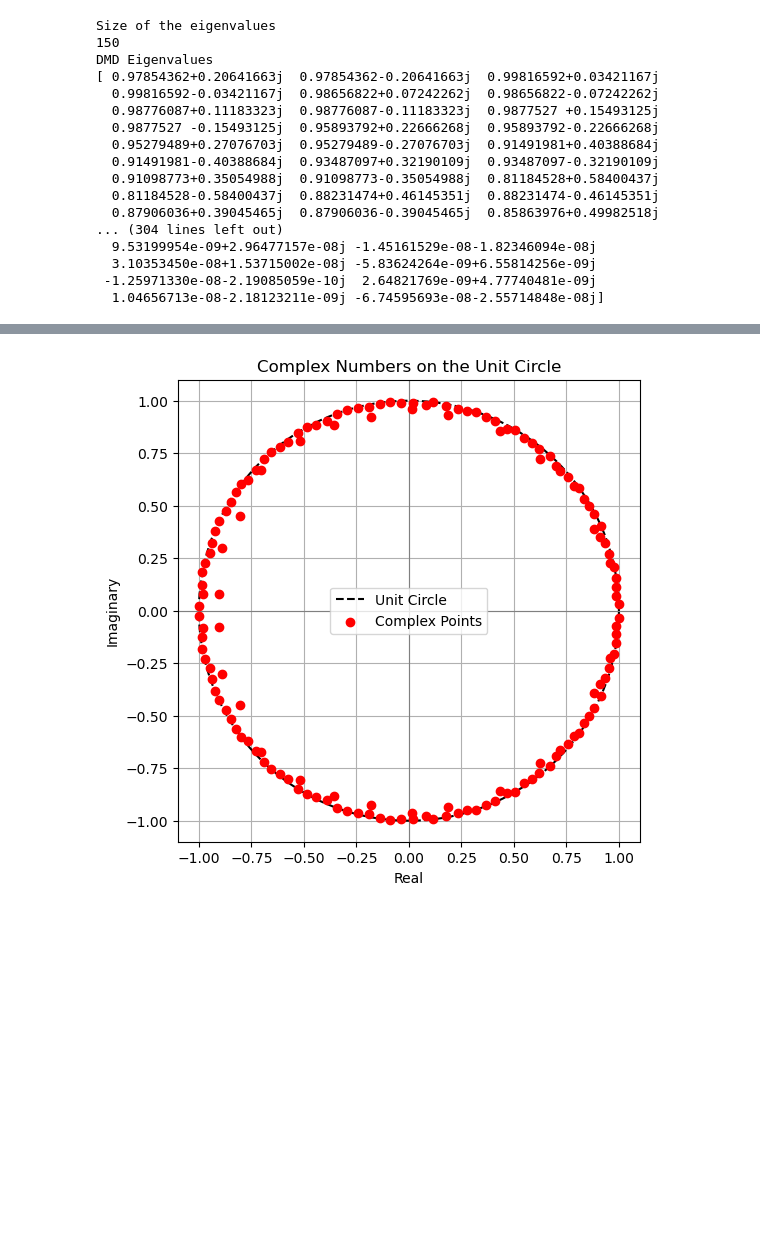
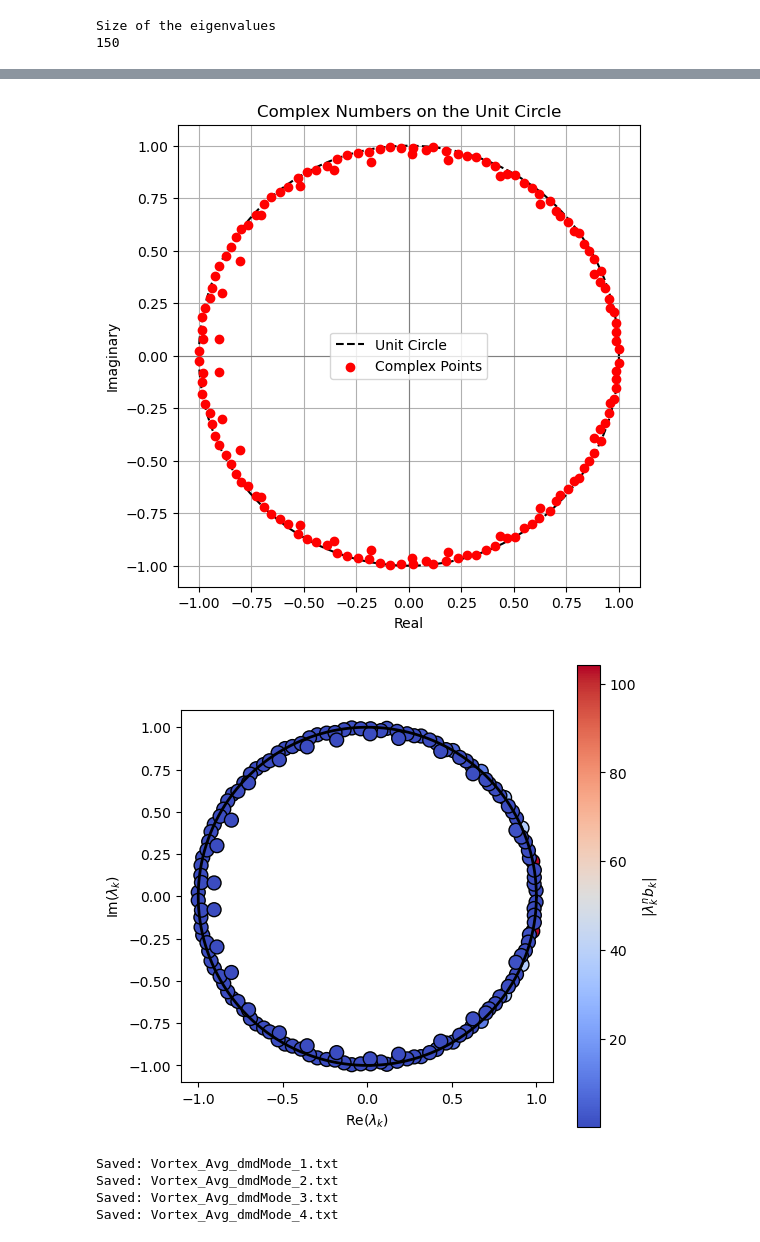
Before and after one commit to mquan2k2/ROM-Heart-Valve, a Jupyter notebook: DMD.ipynb, the cells around one changed output, grey strips where cells are left out. Saved outputs shown, nothing was run; the diff lists cells and outputs as text; code cells hidden in the pictures; blank space fills up the shorter version.

```diff
--- a/DMD.ipynb
+++ b/DMD.ipynb
@@ -112,6 +112,7 @@ def DMD(ProjectName, NumSS, NumModes):
 
     # Find find the Mode Magnitude
     b = np.dot(np.matmul(np.linalg.inv(np.matmul(DMD_modes_small,np.diag(DMD_eig))), np.diag(S_X)), Vt_X[:, [0]])
+    b = b.flatten()
     b_mag = np.abs(b)
     b_mag = b_mag.flatten()
 
@@ -136,10 +137,10 @@ def DMD(ProjectName, NumSS, NumModes):
 
 
     # Reinflate the modes into higher dimensional form
-    DMD_modes = np.zeros((ModeSize, NumModes))
+    DMD_modes = np.zeros((ModeSize, NumModes), dtype = complex)
     for k in range(NumModes): # Loop to reinflate specified number of modes
-        DMD_mode_init = np.zeros(ModeSize)
-        VSinvDMDsmall = tempModes*np.diag(1/S_X)*DMD_modes_small[:,k]
+        DMD_mode_init = np.zeros(ModeSize, dtype=complex)
+        VSinvDMDsmall = tempModes @ np.diag(1/S_X) @ DMD_modes_small[:,k]
         for i in range(NumSS-1):
             snapshot_id_Y = i + 2
             snap_filename_Y = ProjectName + "_SnapShot_"  + str(snapshot_id_Y) + ".txt"
@@ -152,7 +153,7 @@ def DMD(ProjectName, NumSS, NumModes):
     print("Leading DMD Mode:")
     print(DMD_modes[:,0])
 
-    return DMD_eig
+    return DMD_eig, DMD_modes, b
 # %%
 # Plot complex eigenvalues on a unit circle with B_k (use later)
 
@@ -297,31 +296,24 @@ def plot_dmd_temporal_modes(eigs, deltat, NumModes, num_time_steps=200):
 # %%
 def main(ProjectName, NumSS, NumModes):
-    DMD_eig = DMD(ProjectName, NumSS, NumModes)
-    return DMD_eig
+    DMD_eig, DMD_modes, b_k = DMD(ProjectName, NumSS, NumModes)
+    return DMD_eig, DMD_modes, b_k
 # %%
 if __name__ == "__main__":
     # Read Variables
     inputs = read_variables_to_globals("input_DMD.txt")
 
-    DMD_eig = main(ProjectName, NumSS, NumModes)
+    DMD_eig, DMD_modes, b_k = main(ProjectName, NumSS, NumModes)
 
     # Plot Eigenvalues on Unit Circle
     plot_complex_on_unit_circle(DMD_eig)
+
+    # Plot Eigenvalues of DMD matrix (weighted with b magnitude)
+    plot_eigs_on_unit_circle(DMD_eig, b_k, n=1, cmap='coolwarm')
+
+
+
+    # Print the Modes to text files
+    save_modes(ProjectName, DMD_modes)
 # %% [output]
 Size of the eigenvalues
 150
-DMD Eigenvalues
-[ 0.97854362+0.20641663j  0.97854362-0.20641663j  0.99816592+0.03421167j
-  0.99816592-0.03421167j  0.98656822+0.07242262j  0.98656822-0.07242262j
-  0.98776087+0.11183323j  0.98776087-0.11183323j  0.9877527 +0.15493125j
-  0.9877527 -0.15493125j  0.95893792+0.22666268j  0.95893792-0.22666268j
-  0.95279489+0.27076703j  0.95279489-0.27076703j  0.91491981+0.40388684j
-  0.91491981-0.40388684j  0.93487097+0.32190109j  0.93487097-0.32190109j
-  0.91098773+0.35054988j  0.91098773-0.35054988j  0.81184528+0.58400437j
-  0.81184528-0.58400437j  0.88231474+0.46145351j  0.88231474-0.46145351j
-  0.87906036+0.39045465j  0.87906036-0.39045465j  0.85863976+0.49982518j
-... (304 lines left out)
-  9.53199954e-09+2.96477157e-08j -1.45161529e-08-1.82346094e-08j
-  3.10353450e-08+1.53715002e-08j -5.83624264e-09+6.55814256e-09j
- -1.25971330e-08-2.19085059e-10j  2.64821769e-09+4.77740481e-09j
-  1.04656713e-08-2.18123211e-09j -6.74595693e-08-2.55714848e-08j]
@@ -328 +337,6 @@ DMD Eigenvalues
 [figure]
+[figure, added]
+Saved: Vortex_Avg_dmdMode_1.txt
+Saved: Vortex_Avg_dmdMode_2.txt
+Saved: Vortex_Avg_dmdMode_3.txt
+Saved: Vortex_Avg_dmdMode_4.txt
```
Also changed, not shown: parts of 2 cells of this notebook, 1 other file.
